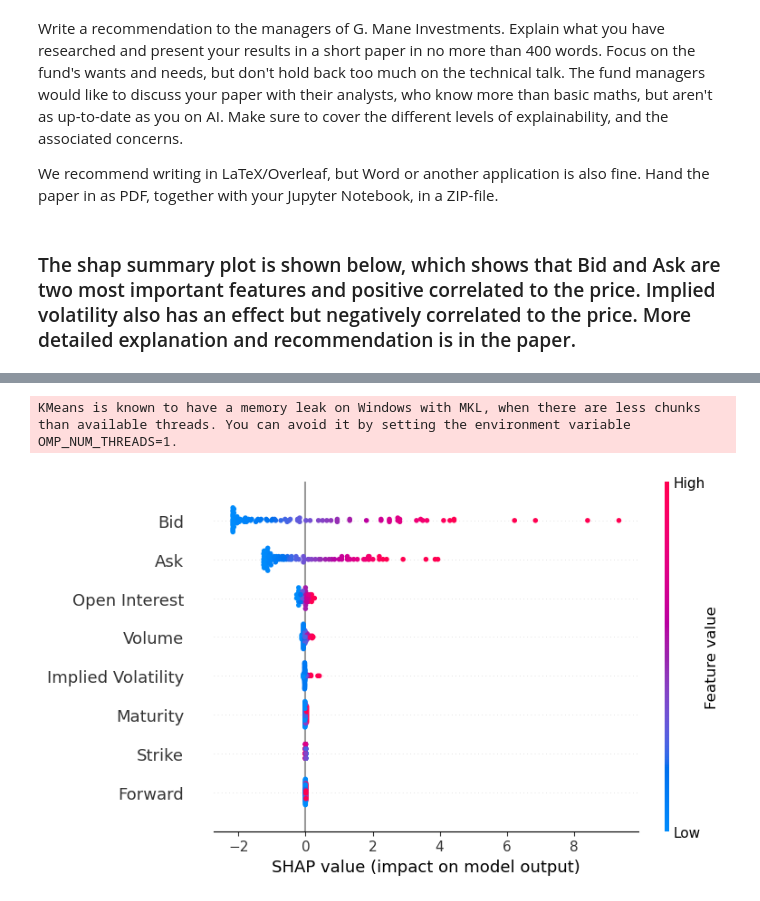
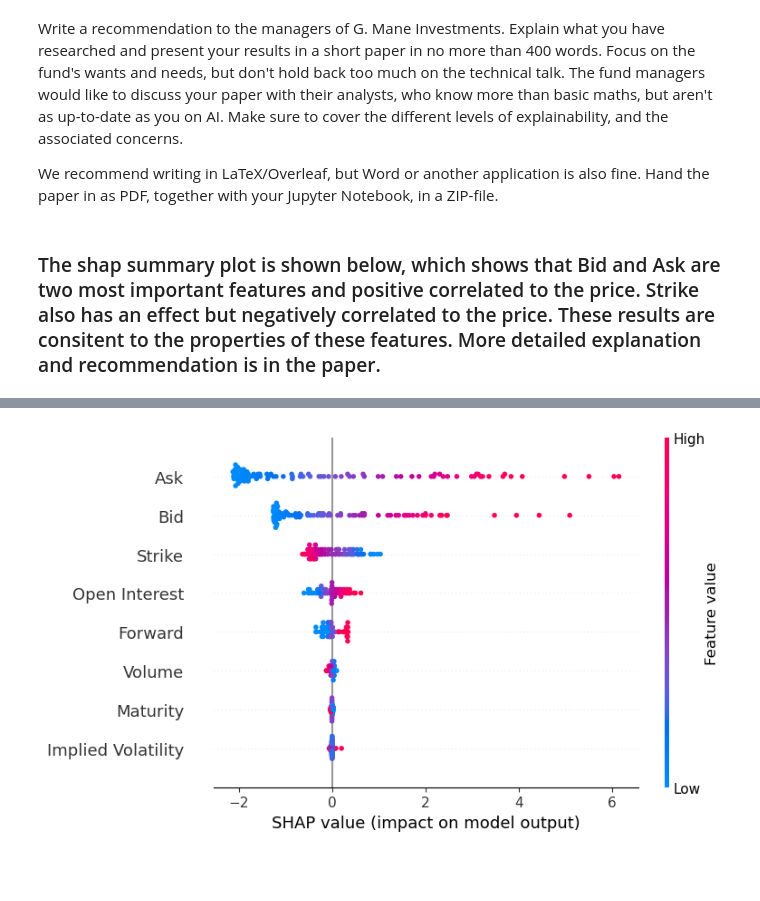
Before and after one commit to gua7/Finance, a Jupyter notebook: MachineLearning/assignment/assignment2_group8.ipynb, the cells around one changed output, grey strips where cells are left out. Saved outputs shown, nothing was run; the diff lists cells and outputs as text; code cells hidden in the pictures; blank space fills up the shorter version.

Commit message:
updated for latest data

```diff
--- a/MachineLearning/assignment/assignment2_group8.ipynb
+++ b/MachineLearning/assignment/assignment2_group8.ipynb
@@ -116,6 +118,9 @@ The provided option data may contain some issues that need to be dealt with by p
 Some options aren't being traded at all, because of a variety of reasons. See to it that these observations are dealt with appropriately.
 # %%
 stock_ticker = ['BZH','TMHC', 'KBH', 'MHO', 'TPH', 'MTH']
-options = []
-for stock in stock_ticker:
-    options.append(getOptionData(stock))
+# options = []
+# for stock in stock_ticker:
+#     options.append(getOptionData(stock))
+# %%
+for i, option_data in enumerate(options):
+    option_data.to_csv(f'option_{i}.csv', index=False)
@@ -122,3 +129,8 @@ for stock in stock_ticker:
+# %%
+options = []
+for i in range(6):
+    loaded_option_data = pd.read_csv(f'option_{i}.csv')
+    options.append(loaded_option_data)
 # %% [markdown]
 ### We first find out that the NaNs are all in the volume, and these NaNs are probably 0 volume as they are not traded at all. Therefore, they will be replaced with 0. Also there is option that has no bid and ask price, we will drop them as nobody is interested in them at all.
 # %%
@@ -355,13 +320,12 @@ We recommend writing in LaTeX/Overleaf, but Word or another application is also
 # %%
 import shap
 # %% [markdown]
-### The shap summary plot is shown below, which shows that Bid and Ask are two most important features and positive correlated to the price. Implied volatility also has an effect but negatively correlated to the price. More detailed explanation and recommendation is in the paper.
+### The shap summary plot is shown below, which shows that Bid and Ask are two most important features and positive correlated to the price. Strike also has an effect but negatively correlated to the price. These results are consitent to the properties of these features. More detailed explanation and recommendation is in the paper.
 # %%
 shap.initjs()
-k_explainer = shap.KernelExplainer(mlp_regressor_optm.predict, shap.kmeans(x_test, 20))
+k_explainer = shap.KernelExplainer(mlp_regressor.predict, shap.kmeans(x_test, 20))
 k_shap_values = k_explainer.shap_values(x_test)
 shap.summary_plot(k_shap_values, x_test)
 # %% [output]
 [interactive output not drawn]
-KMeans is known to have a memory leak on Windows with MKL, when there are less chunks than available threads. You can avoid it by setting the environment variable OMP_NUM_THREADS=1.
-[figure, old version]
+[figure, new version]
```
Also changed, not shown: parts of 12 cells of this notebook.
